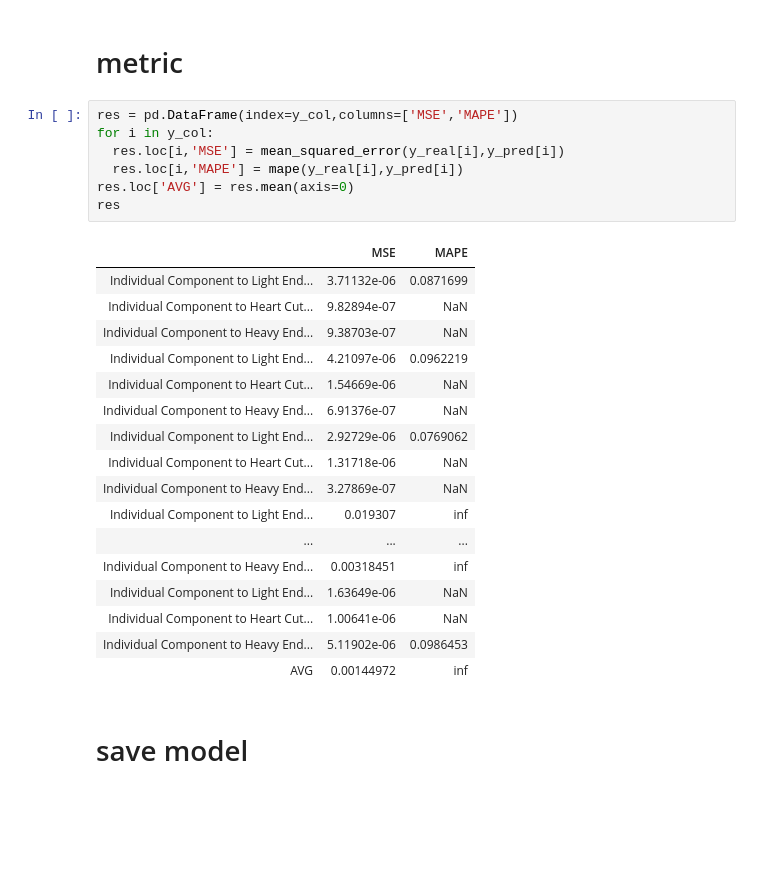
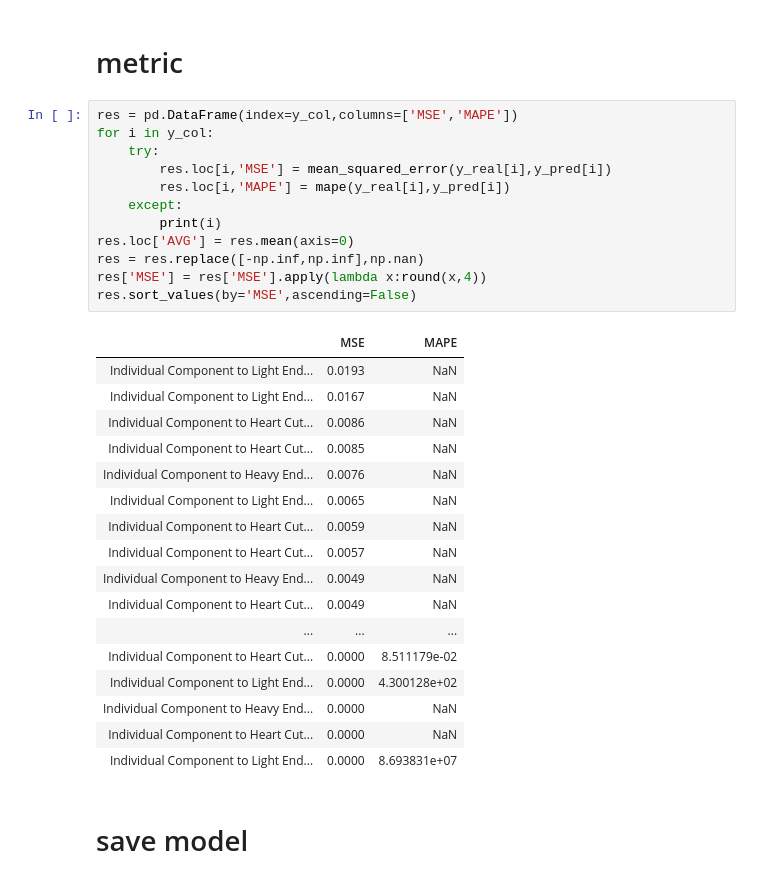
Before and after one commit to skywalker0803r/oil_phase2, a Jupyter notebook: split_factor_predictor(pytorch_model).ipynb, the cells around one changed output. Saved outputs shown, nothing was run; the diff lists cells and outputs as text; blank space fills up the shorter version.

```diff
--- a/split_factor_predictor(pytorch_model).ipynb
+++ b/split_factor_predictor(pytorch_model).ipynb
@@ -441,28 +445,33 @@ y_real.head()
 # %%
 res = pd.DataFrame(index=y_col,columns=['MSE','MAPE'])
 for i in y_col:
-  res.loc[i,'MSE'] = mean_squared_error(y_real[i],y_pred[i])
-  res.loc[i,'MAPE'] = mape(y_real[i],y_pred[i])
+    try:
+        res.loc[i,'MSE'] = mean_squared_error(y_real[i],y_pred[i])
+        res.loc[i,'MAPE'] = mape(y_real[i],y_pred[i])
+    except:
+        print(i)
 res.loc['AVG'] = res.mean(axis=0)
-res
+res = res.replace([-np.inf,np.inf],np.nan)
+res['MSE'] = res['MSE'].apply(lambda x:round(x,4))
+res.sort_values(by='MSE',ascending=False)
 # %% [output]
 |  | MSE | MAPE |
-| Individual Component to Light End... | 3.71132e-06 | 0.0871699 |
-| Individual Component to Heart Cut... | 9.82894e-07 | NaN |
-| Individual Component to Heavy End... | 9.38703e-07 | NaN |
-| Individual Component to Light End... | 4.21097e-06 | 0.0962219 |
-| Individual Component to Heart Cut... | 1.54669e-06 | NaN |
-| Individual Component to Heavy End... | 6.91376e-07 | NaN |
-| Individual Component to Light End... | 2.92729e-06 | 0.0769062 |
-| Individual Component to Heart Cut... | 1.31718e-06 | NaN |
-| Individual Component to Heavy End... | 3.27869e-07 | NaN |
-| Individual Component to Light End... | 0.019307 | inf |
+| Individual Component to Light End... | 0.0193 | NaN |
+| Individual Component to Light End... | 0.0167 | NaN |
+| Individual Component to Heart Cut... | 0.0086 | NaN |
+| Individual Component to Heart Cut... | 0.0085 | NaN |
+| Individual Component to Heavy End... | 0.0076 | NaN |
+| Individual Component to Light End... | 0.0065 | NaN |
+| Individual Component to Heart Cut... | 0.0059 | NaN |
+| Individual Component to Heart Cut... | 0.0057 | NaN |
+| Individual Component to Heavy End... | 0.0049 | NaN |
+| Individual Component to Heart Cut... | 0.0049 | NaN |
 | ... | ... | ... |
-| Individual Component to Heavy End... | 0.00318451 | inf |
-| Individual Component to Light End... | 1.63649e-06 | NaN |
-| Individual Component to Heart Cut... | 1.00641e-06 | NaN |
-| Individual Component to Heavy End... | 5.11902e-06 | 0.0986453 |
-| AVG | 0.00144972 | inf |
+| Individual Component to Heart Cut... | 0.0000 | 8.511179e-02 |
+| Individual Component to Light End... | 0.0000 | 4.300128e+02 |
+| Individual Component to Heavy End... | 0.0000 | NaN |
+| Individual Component to Heart Cut... | 0.0000 | NaN |
+| Individual Component to Light End... | 0.0000 | 8.693831e+07 |
 # %% [markdown]
 # save model
 # %%
```
Also changed, not shown: parts of 6 cells of this notebook.
